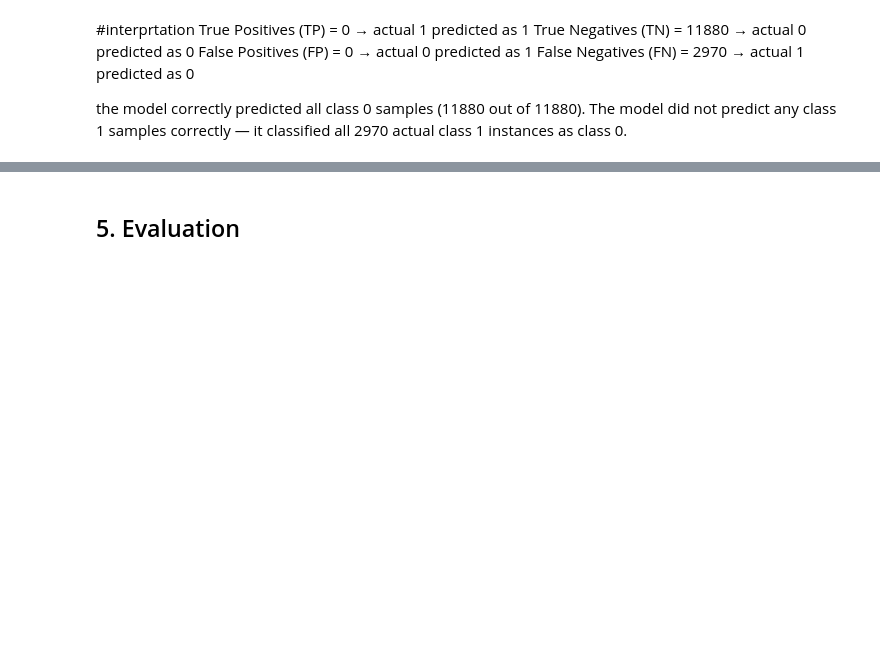
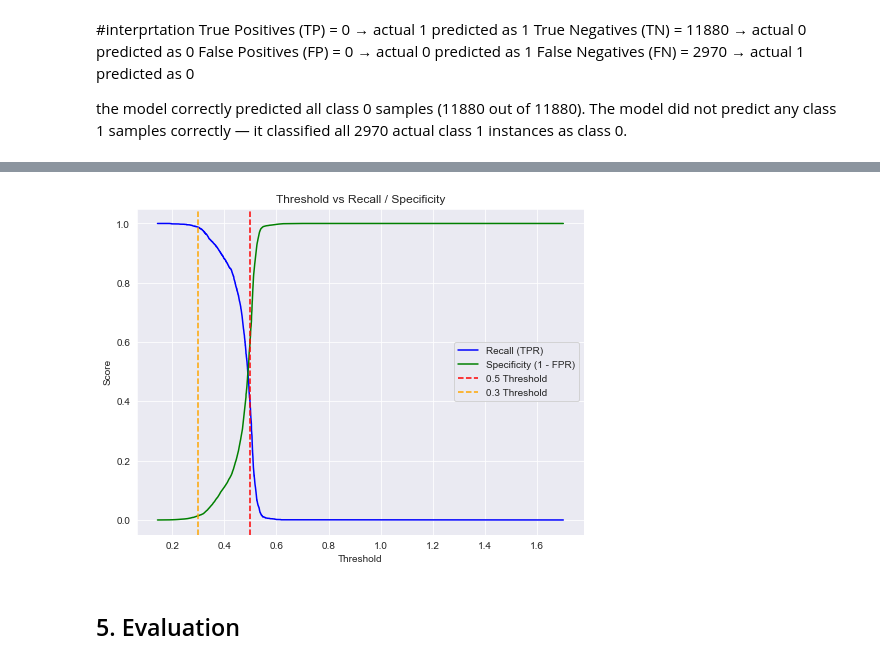
Before and after one commit to Marylyne-Ingwe/phase3, a Jupyter notebook: Tanzania_water_dataset_project.ipynb, the cells around one changed output, grey strips where cells are left out. Cells and saved outputs as stored; diff of their text form; code cells hidden in the pictures; blank space fills up the shorter version.

```diff
--- a/Tanzania_water_dataset_project.ipynb
+++ b/Tanzania_water_dataset_project.ipynb
@@ -738,0 +636,4 @@ plt.show()
+# %%
+#step 1
+import statsmodels.api as sm
+X = sm.add_constant(X)
@@ -1161,0 +1188,13 @@ Recall (mean): 0.7033670033670034
+# %%
+#Step2
+# Baseline Random Forest with tuned hyperparameters
+rf_clf_smote = RandomForestClassifier(
+    n_estimators=200,
+    max_depth=10,
+    min_samples_split=5,
+    min_samples_leaf=2,
+    random_state=42,
+    class_weight=None  # we already used SMOTE
+)
+
+rf_clf_smote.fit(X_train_resampled, y_train_resampled)
@@ -1161,0 +1204,5 @@ Recall (mean): 0.7033670033670034
+# %%
+# Step 3: Predict Probabilities (Not Just Labels)
+
+# Predicted probabilities for the positive class (Class 1)
+y_proba = rf_clf_smote.predict_proba(X_test)[:, 1]
@@ -1162,2 +1257,18 @@ Recall (mean): 0.7033670033670034
+# %%
+#Step 6: Visualize Threshold–Recall Trade-off
+fpr, tpr, thresholds = roc_curve(y_test, y_proba)
+
+plt.figure(figsize=(8,6))
+plt.plot(thresholds, tpr, label='Recall (TPR)', color='blue')
+plt.plot(thresholds, 1 - fpr, label='Specificity (1 - FPR)', color='green')
+plt.axvline(x=0.5, color='red', linestyle='--', label='0.5 Threshold')
+plt.axvline(x=0.3, color='orange', linestyle='--', label='0.3 Threshold')
+plt.xlabel('Threshold')
+plt.ylabel('Score')
+plt.title('Threshold vs Recall / Specificity')
+plt.legend()
+plt.show()
+# %% [output]
+[figure, added]
 # %% [markdown]
 ## 5. Evaluation
```
Also changed, not shown: parts of 81 cells of this notebook.
